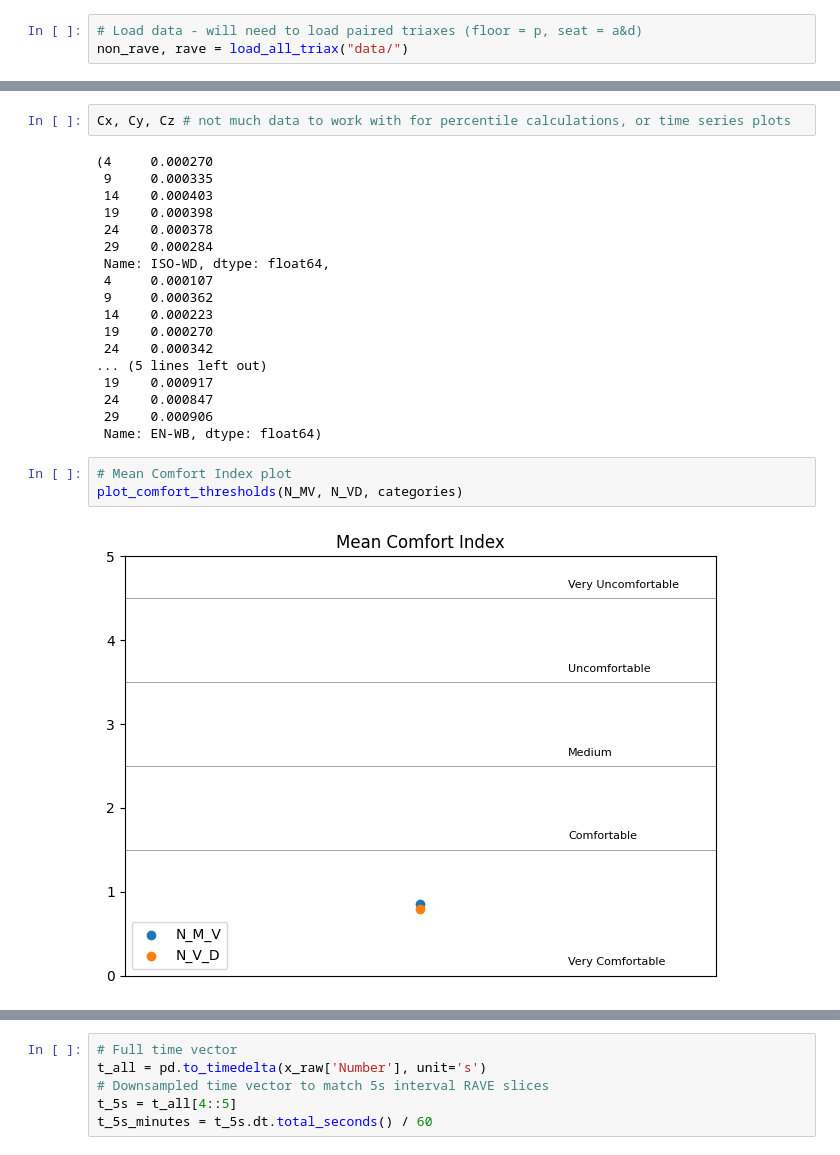
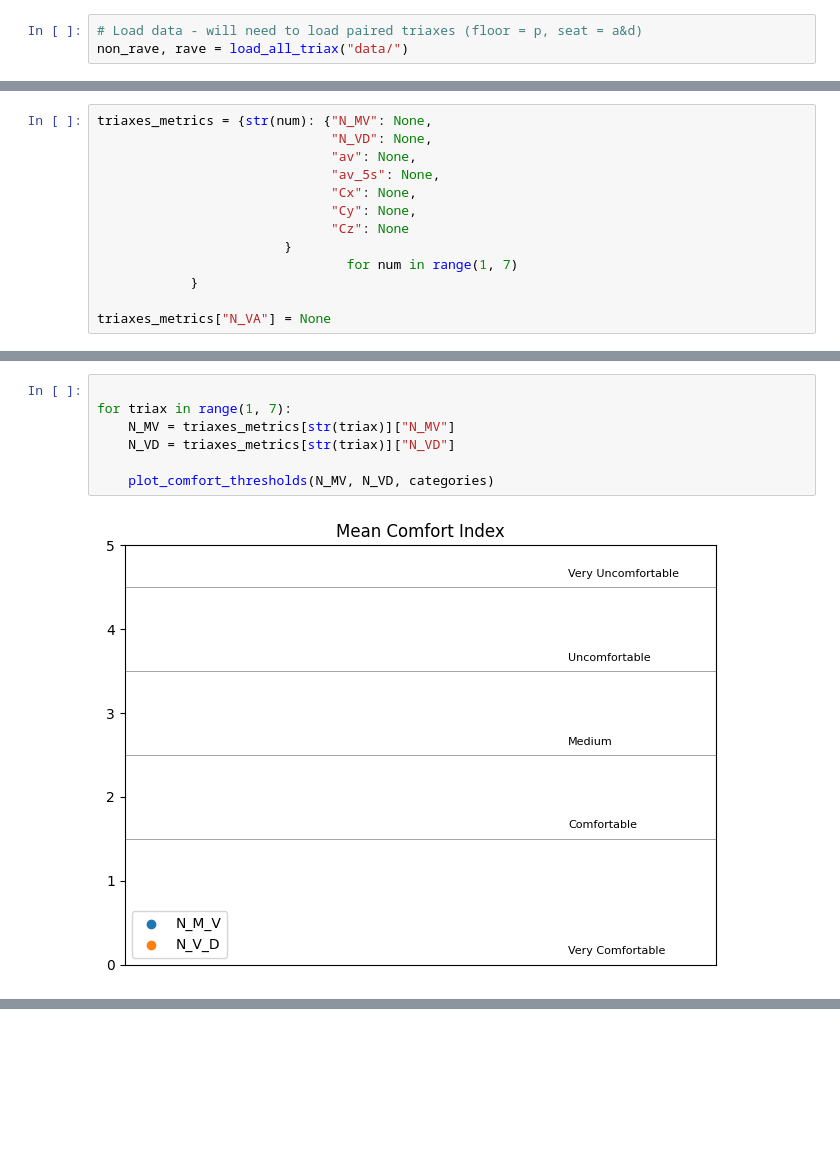
Before and after one commit to credwood/ride_comfort, a Jupyter notebook: calculations.ipynb, the cells around one changed output, grey strips where cells are left out. Drawn from its saved outputs; the diff is of its cells as text; blank space fills up the shorter version.

```diff
--- a/calculations.ipynb
+++ b/calculations.ipynb
@@ -50 +46,14 @@ non_rave["5"]["4"]["Description"].iloc[1].split(" ")
+# %%
+triaxes_metrics = {str(num): {"N_MV": None,
+                              "N_VD": None,
+                              "av": None,
+                              "av_5s": None,
+                              "Cx": None,
+                              "Cy": None,
+                              "Cz": None
+                        }
+                                for num in range(1, 7)
+            }
+
+triaxes_metrics["N_VA"] = None
 # %%
@@ -78,25 +109,9 @@ N_V_D = 0.80 → Very Comfortable
-# %%
-Cx, Cy, Cz # not much data to work with for percentile calculations, or time series plots
-# %% [output]
-(4     0.000270
- 9     0.000335
- 14    0.000403
- 19    0.000398
- 24    0.000378
- 29    0.000284
- Name: ISO-WD, dtype: float64,
- 4     0.000107
- 9     0.000362
- 14    0.000223
- 19    0.000270
- 24    0.000342
-... (5 lines left out)
- 19    0.000917
- 24    0.000847
- 29    0.000906
- Name: EN-WB, dtype: float64)
 # %%
-# Mean Comfort Index plot
-plot_comfort_thresholds(N_MV, N_VD, categories)
+
+for triax in range(1, 7):
+    N_MV = triaxes_metrics[str(triax)]["N_MV"]
+    N_VD = triaxes_metrics[str(triax)]["N_VD"]
+
+    plot_comfort_thresholds(N_MV, N_VD, categories)
 # %% [output]
-[figure, old version]
+[figure, new version]
@@ -103,7 +123 @@ plot_comfort_thresholds(N_MV, N_VD, categories)
-# %%
-# Full time vector
-t_all = pd.to_timedelta(x_raw['Number'], unit='s')
-# Downsampled time vector to match 5s interval RAVE slices
-t_5s = t_all[4::5]
-t_5s_minutes = t_5s.dt.total_seconds() / 60
 # %%
```
Also changed, not shown: parts of 12 cells of this notebook, 2 other files.
